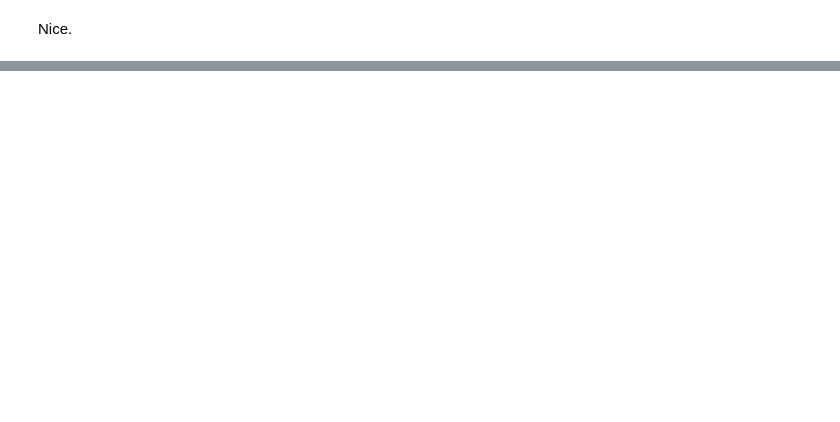
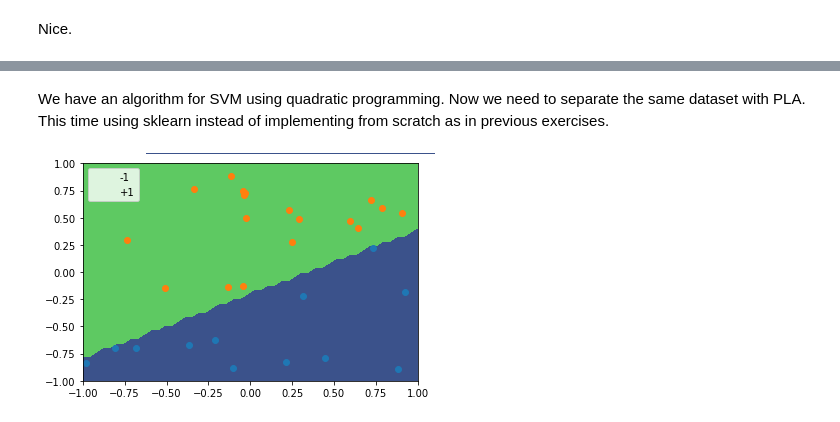
Before and after one commit to roessland/learning-from-data, a Jupyter notebook: homework-7/LFD-LW7.ipynb, the cells around one changed output, grey strips where cells are left out. Drawn from its saved outputs; the diff is of its cells as text; code cells hidden in the pictures; blank space fills up the shorter version.

```diff
--- a/homework-7/LFD-LW7.ipynb
+++ b/homework-7/LFD-LW7.ipynb
@@ -479,0 +466,12 @@ Nice.
+# %%
+def random_target_function():
+    x0, y0 = 2*np.random.rand()-1, 2*np.random.rand()-1
+    x1, y1 = 2*np.random.rand()-1, 2*np.random.rand()-1
+    return lambda X: np.sign(X[:,2] - (y1 - y0)/(x1 - x0)*(X[:,1] - x0) - y0)
+
+def plot_points(X, y):
+    below = np.where(y < 0)
+    above = np.where(y > 0)
+    plt.scatter(X[below,1], X[below,2])
+    plt.scatter(X[above,1], X[above,2])
+    plt.legend(["-1", "+1"])
@@ -479,0 +546,23 @@ Nice.
+# %% [markdown]
+We have an algorithm for SVM using quadratic programming.
+Now we need to separate the same dataset with PLA. This time using sklearn instead of implementing from scratch as in previous exercises.
+# %%
+from sklearn.linear_model import Perceptron
+pla = Perceptron(fit_intercept=False, max_iter=99999)
+pla.fit(X, y)
+
+Nplot = 50
+xx = np.linspace(-1, 1, Nplot)
+yy = xx
+XX, YY = np.meshgrid(xx, yy)
+Xplot = np.zeros((Nplot**2, 3))
+Xplot[:,0] = 1
+Xplot[:,1] = XX.reshape(-1)
+Xplot[:,2] = YY.reshape(-1)
+yplot = pla.predict(Xplot)
+ZZ = yplot.reshape(XX.shape)
+plt.contourf(XX, YY, ZZ, [-1, 0, 1])
+plot_points(X, y)
+plt.show()
+# %% [output]
+[figure, added]
```
Also changed, not shown: parts of 16 cells of this notebook.
